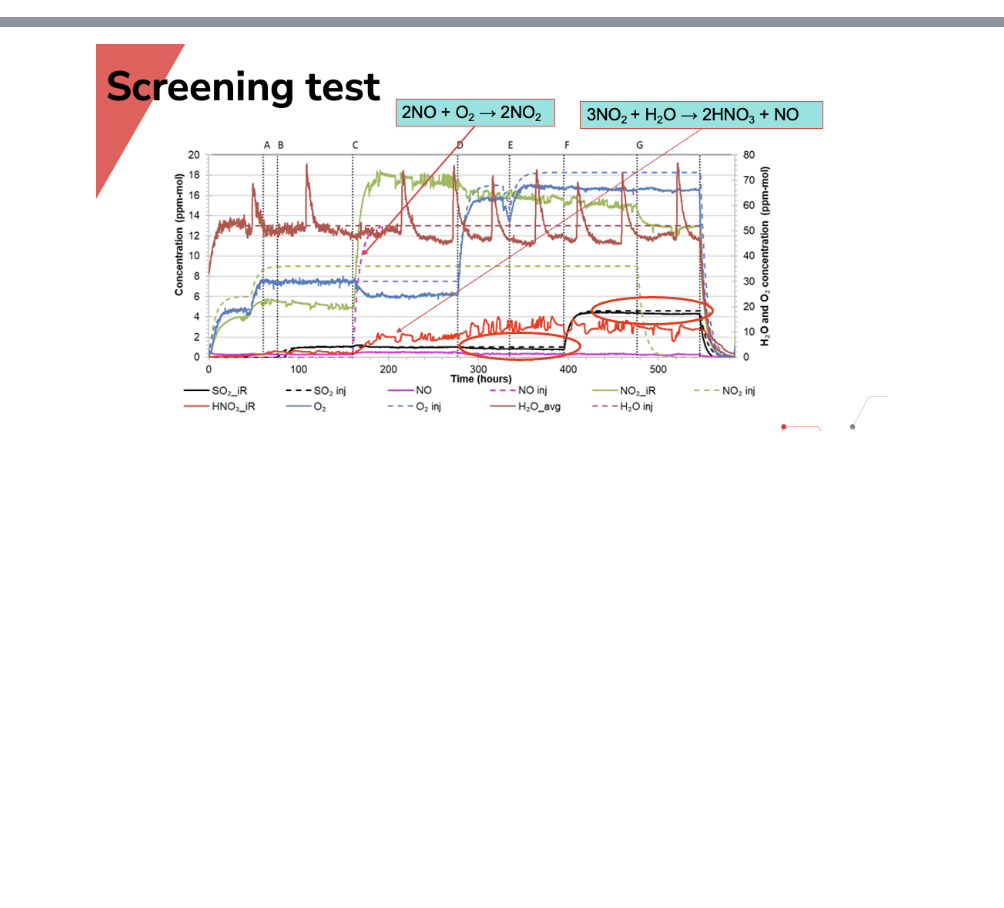
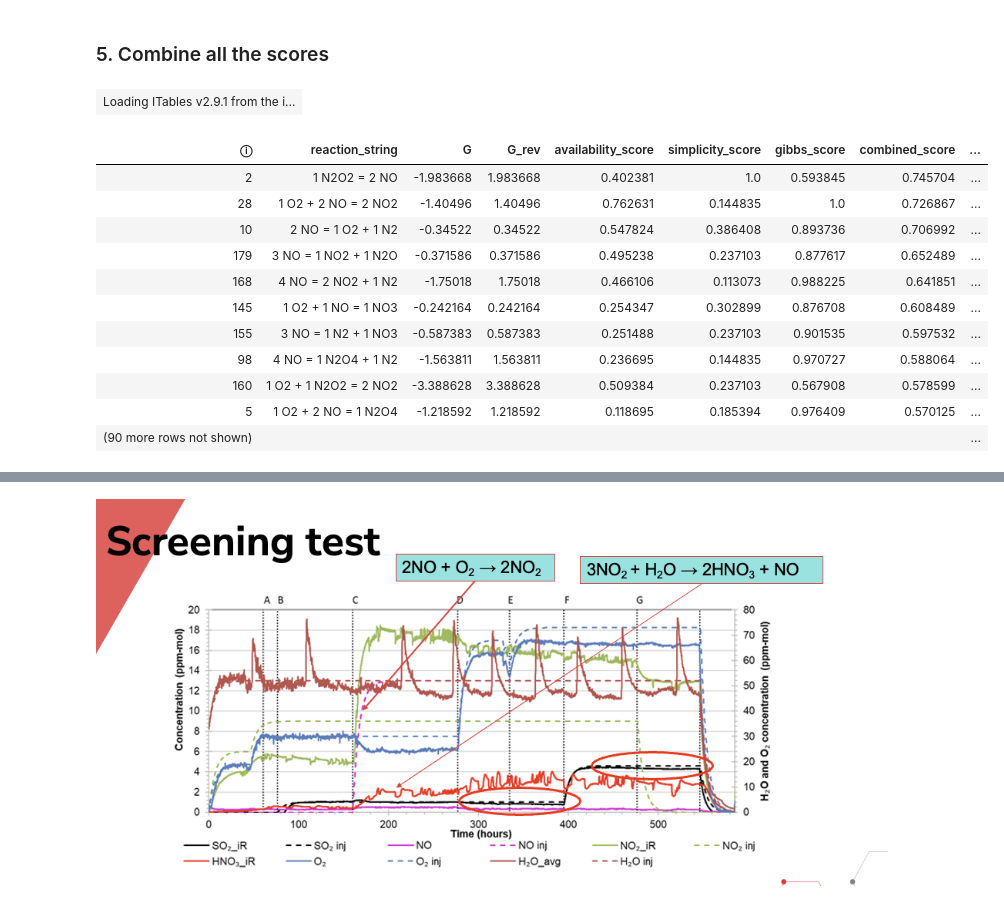
Before and after one commit to badw/arcs, a Jupyter notebook: examples/table_sandbox.ipynb, the cells around one changed output, grey strips where cells are left out. Cells and saved outputs as stored; diff of their text form; code cells hidden in the pictures; blank space fills up the shorter version.

```diff
--- a/examples/table_sandbox.ipynb
+++ b/examples/table_sandbox.ipynb
@@ -563,0 +181,8 @@ eqsystem
+# %%
+rqs = tt.reaction_quotient_scores(filtered_table,initial_concentrations)
+filtered_table["quotient_score"] = rqs
+pd.DataFrame(
+    {
+        row: tt.row_to_reaction(filtered_table.T[row]) for row in filtered_table.sort_values(by="quotient_score", ascending=False).T
+    }
+).drop(["K", "K_rev","reactants","products"]).T
@@ -563,0 +207,13 @@ eqsystem
+# %%
+# this is what filter_and_sort_rections_table does:
+# 3. score the table based on Gibbs Free Energy   # O2 + 2H2 = 2H2O should be top here
+gibbs_score = tt.gibbs_scores(
+    filtered_table=filtered_table,
+    concentrations = initial_concentrations
+)
+filtered_table["gibbs_score"] = gibbs_score
+pd.DataFrame(
+    {
+        row: tt.row_to_reaction(filtered_table.T[row]) for row in filtered_table.sort_values(by="gibbs_score", ascending=False).T
+    }
+).drop(["K","K_rev","reactants","products"]).T
@@ -563,0 +234,32 @@ eqsystem
+# %% [markdown]
+### 5. Combine all the scores
+# %%
+# this is what filter_and_sort_rections_table does:
+# 4. combine_all_the_scores   # O2 + 2H2 = 2H2O should be top here
+combined_score = tt.combined_scores(
+    filtered_table=filtered_table,
+    method="sum",
+    score_weighting={'availability_score': 1.0,
+                      'simplicity_score': 1, 'gibbs_score': 1,"quotient_score":1},
+    normalise=False
+)
+filtered_table["combined_score"] = combined_score
+pd.DataFrame(
+    {
+        row: tt.row_to_reaction(filtered_table.T[row]) for row in filtered_table.sort_values(by="combined_score", ascending=False).T
+    }
+).drop(["K", "K_rev","reactants","products"]).T
+# %% [output]
+| Loading ITables v2.9.1 from the i... |
+| ⓘ | reaction_string | G | G_rev | availability_score | simplicity_score | gibbs_score | combined_score | ... |
+| 2 | 1 N2O2 = 2 NO | -1.983668 | 1.983668 | 0.402381 | 1.0 | 0.593845 | 0.745704 | ... |
+| 28 | 1 O2 + 2 NO = 2 NO2 | -1.40496 | 1.40496 | 0.762631 | 0.144835 | 1.0 | 0.726867 | ... |
+| 10 | 2 NO = 1 O2 + 1 N2 | -0.34522 | 0.34522 | 0.547824 | 0.386408 | 0.893736 | 0.706992 | ... |
+| 179 | 3 NO = 1 NO2 + 1 N2O | -0.371586 | 0.371586 | 0.495238 | 0.237103 | 0.877617 | 0.652489 | ... |
+| 168 | 4 NO = 2 NO2 + 1 N2 | -1.75018 | 1.75018 | 0.466106 | 0.113073 | 0.988225 | 0.641851 | ... |
+| 145 | 1 O2 + 1 NO = 1 NO3 | -0.242164 | 0.242164 | 0.254347 | 0.302899 | 0.876708 | 0.608489 | ... |
+| 155 | 3 NO = 1 N2 + 1 NO3 | -0.587383 | 0.587383 | 0.251488 | 0.237103 | 0.901535 | 0.597532 | ... |
+| 98 | 4 NO = 1 N2O4 + 1 N2 | -1.563811 | 1.563811 | 0.236695 | 0.144835 | 0.970727 | 0.588064 | ... |
+| 160 | 1 O2 + 1 N2O2 = 2 NO2 | -3.388628 | 3.388628 | 0.509384 | 0.237103 | 0.567908 | 0.578599 | ... |
+| 5 | 1 O2 + 2 NO = 1 N2O4 | -1.218592 | 1.218592 | 0.118695 | 0.185394 | 0.976409 | 0.570125 | ... |
+| (90 more rows not shown) |  |  |  |  |  |  |  | ... |
```
Also changed, not shown: parts of 98 cells of this notebook, 2 other files.
